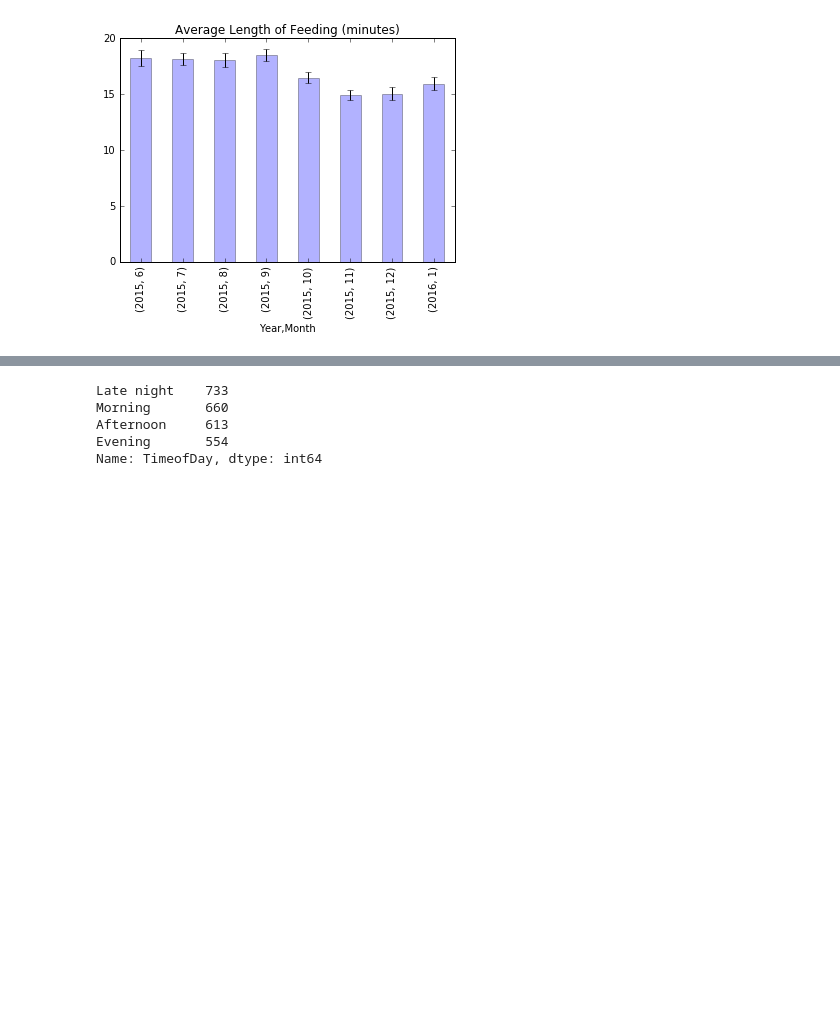
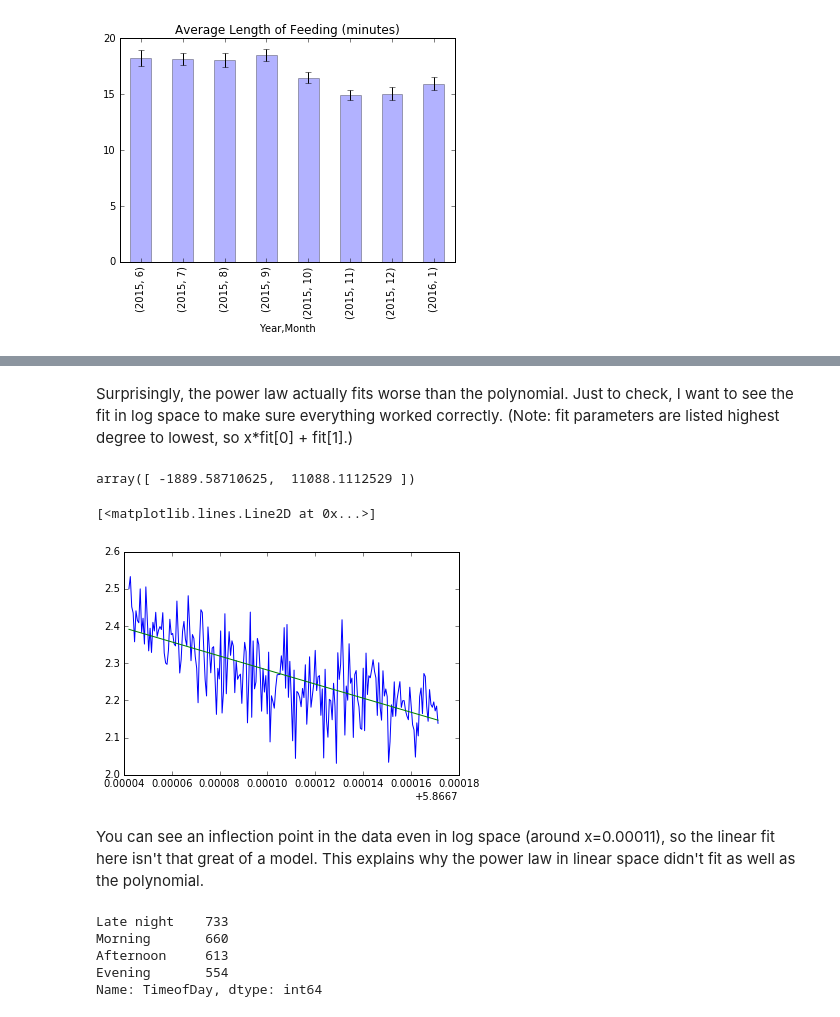
Before and after one commit to randirl17/FeedingTimes, a Jupyter notebook: nursing.ipynb, the cells around one changed output, grey strips where cells are left out. Drawn from its saved outputs; the diff is of its cells as text; code cells hidden in the pictures; blank space fills up the shorter version.

```diff
--- a/nursing.ipynb
+++ b/nursing.ipynb
@@ -137,3 +139,6 @@ bydun = bydate.sum().unstack()
+# %%
+tots = bydate['TotalFeed'].sum()
+errs = bydate['TotalFeed'].std()
 # %%
 x = [datetime.strptime(d,'%Y %m %d').date() for d in bydun['TotalFeed'].index]
 xnum = mdates.date2num(x)
@@ -165,3 +204,19 @@ plt.show()
+# %% [markdown]
+Surprisingly, the power law actually fits worse than the polynomial.  Just to check, I want to see the fit in log space to make sure everything worked correctly.  (Note:  fit parameters are listed highest degree to lowest, so x*fit[0] + fit[1].)
+# %%
+linfit
+# %% [output]
+array([ -1889.58710625,  11088.1112529 ])
+# %%
+logyfit = linfit[0]*logxx + linfit[1]
+# %%
+plt.plot(logxnum,logy)
+plt.plot(logxx,logyfit)
+# %% [output]
+[<matplotlib.lines.Line2D at 0x...>]
+[figure, added]
+# %% [markdown]
+You can see an inflection point in the data even in log space (around x=0.00011), so the linear fit here isn't that great of a model.  This explains why the power law in linear space didn't fit as well as the polynomial.
 # %%
 daytime = df[df['TotalFeed'].notnull()].groupby("TimeofDay")
 # %%
```
Also changed, not shown: parts of 10 cells of this notebook, 2 other files.
